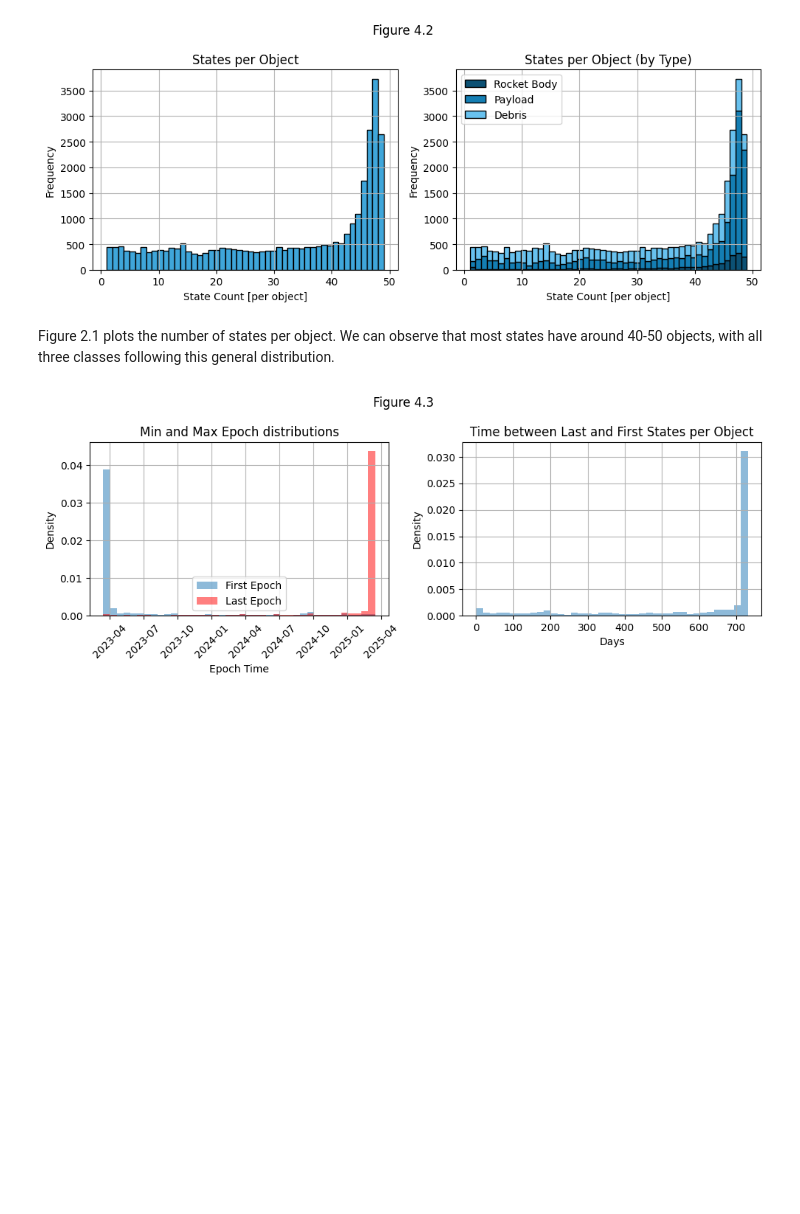
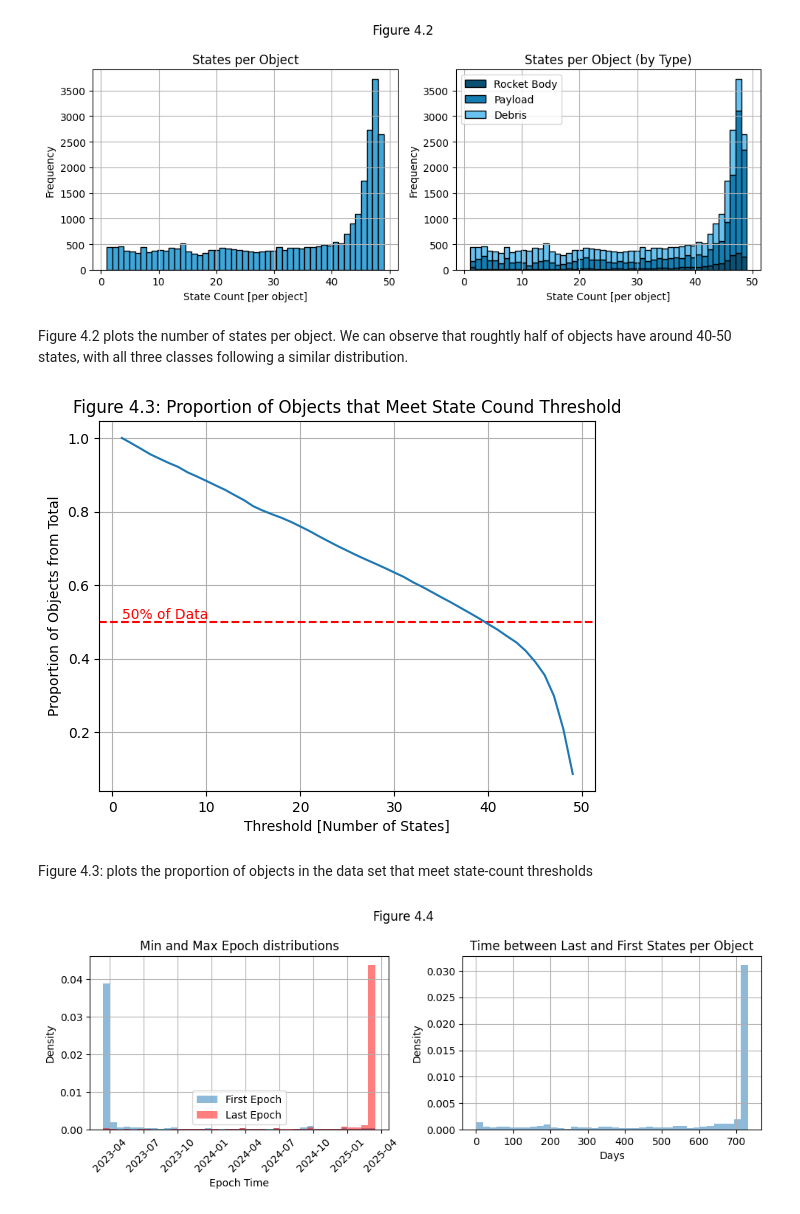
Before and after one commit to tedinspace/space-object-identification, a Jupyter notebook: src/Milestone4.ipynb, the cells around one changed output. Cells and saved outputs as stored; diff of their text form; code cells hidden in the pictures; blank space fills up the shorter version.

```diff
--- a/src/Milestone4.ipynb
+++ b/src/Milestone4.ipynb
@@ -537,5 +539,11 @@ viz.plot_state_count_side_by_side("Figure 4.2", "States per Object","States per
 # %% [output]
 [figure]
 # %% [markdown]
-Figure 2.1 plots the number of states per object. We can observe that most states have around 40-50 objects, with all three classes following this general distribution.
+Figure 4.2 plots the number of states per object. We can observe that roughtly half of objects have around 40-50 states, with all three classes following a similar distribution.
+# %%
+viz.plot_state_count_ratio('Figure 4.3: Proportion of Objects that Meet State Cound Threshold', df_final)
+# %% [output]
+[figure, added]
+# %% [markdown]
+Figure 4.3: plots the proportion of objects in the data set that meet state-count thresholds
 # %%
```
Also changed, not shown: parts of 4 cells of this notebook, 1 other file.
